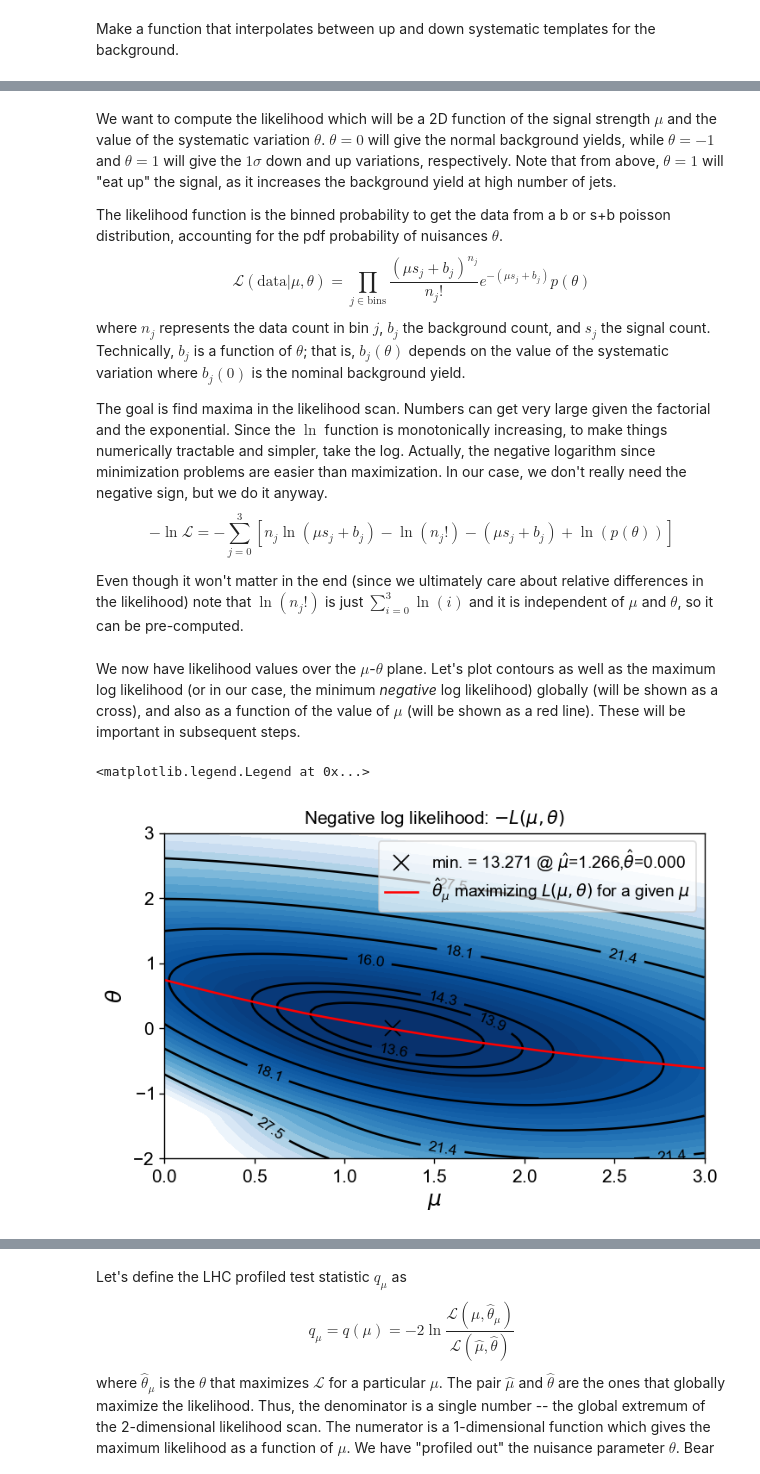
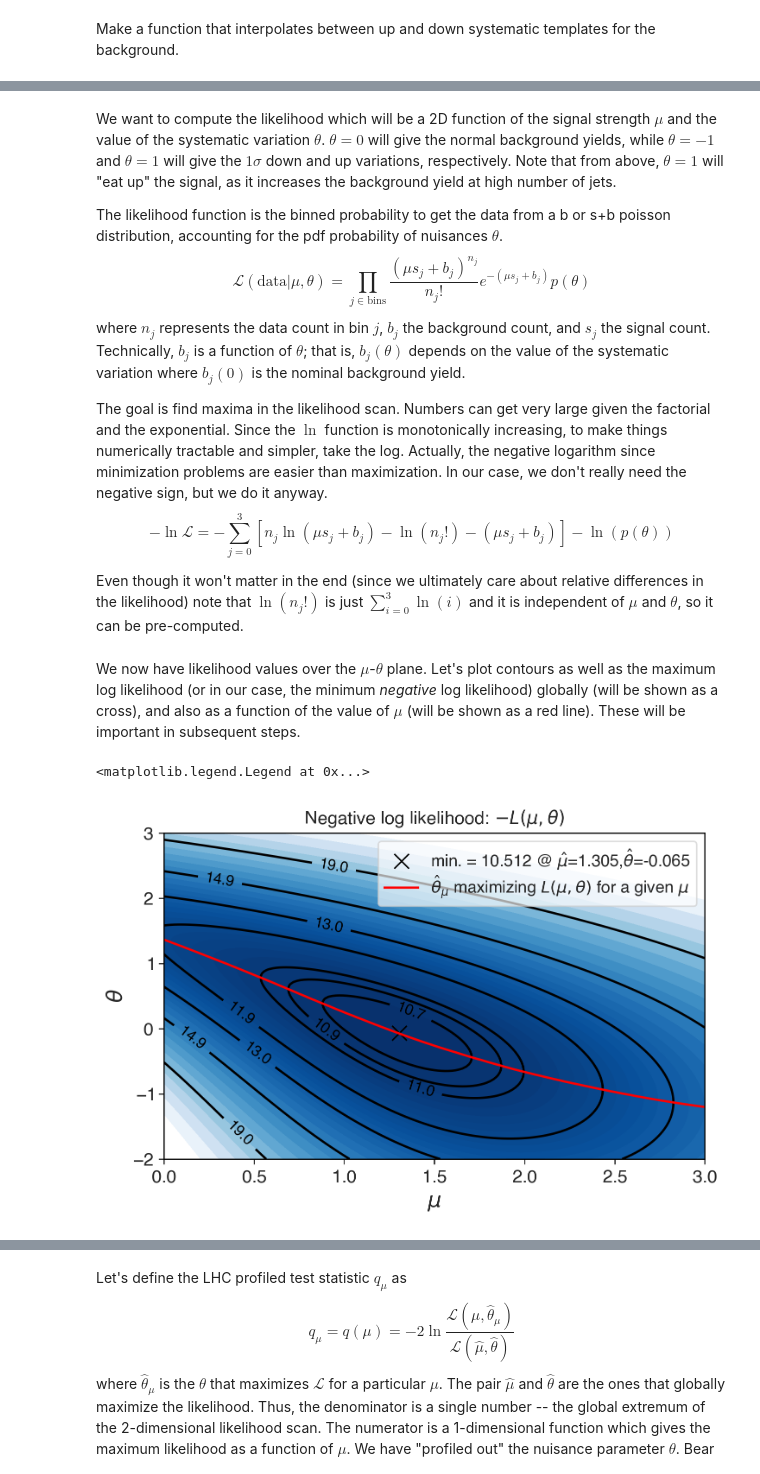
Before and after one commit to aminnj/statistics, a Jupyter notebook: likelihood.ipynb, the cells around one changed output, grey strips where cells are left out. Saved outputs shown, nothing was run; the diff lists cells and outputs as text; code cells hidden in the pictures.

```diff
--- a/likelihood.ipynb
+++ b/likelihood.ipynb
@@ -127,8 +127,9 @@ def interpolate_template(central,up,down,f=0.):
     Takes 3 templates and an interpolation factor f
     f=-1,0,1 returns the down,central,up variation template
     """
-    if f>0.: return np.clip(f*(up-central)+central,0.,None)
-    else: return np.clip(f*(central-down)+central,0.,None)
+    dxs = up-central if f>0 else central-down
+    ks = 1.0 + dxs/central
+    return np.clip(central * ks**f, 0, np.inf)
 # %%
 fig, ax_main = plt.subplots()
 
@@ -194,8 +195,9 @@ where $n_j$ represents the data count in bin $j$, $b_j$ the background count, an
 The goal is find maxima in the likelihood scan. Numbers can get very large given the factorial and the exponential. Since the $\ln$ function is monotonically increasing, to make things numerically tractable and simpler, take the log. Actually, the negative logarithm since minimization problems are easier than maximization. In our case, we don't really need the negative sign, but we do it anyway.
 $$
 -\ln\mathcal{L}=-\sum_{j=0}^{3}\left[
-n_j \ln(\mu s_j + b_j) - \ln(n_j!) - (\mu s_j + b_j) + \ln(p(\theta))
+n_j \ln(\mu s_j + b_j) - \ln(n_j!) - (\mu s_j + b_j)
 \right]
+- \ln(p(\theta))
 $$
 
 Even though it won't matter in the end (since we ultimately care about relative differences in the likelihood) note that $\ln(n_j!)$ is just $\sum_{i=0}^{3}\ln(i)$ and it is independent of $\mu$ and $\theta$, so it can be pre-computed.
@@ -207,15 +209,15 @@ def log_factorial(x):
     return np.sum(np.log(np.arange(int(x))+1))
 
 # Make the values of mu, theta that we want to scan over
-all_mus = np.linspace(0.,3.,155.)
-all_thetas = np.linspace(-2.,3.,156.)
+all_mus = np.linspace(0.,3.,155)
+all_thetas = np.linspace(-2.,3.,156)
 
 # Make a Gaussian(0,1) PDF to sample the theta values from
 norm = scipy.stats.norm(0,1)
 all_pthetas = norm.pdf(np.abs(all_thetas))
 
 # Precompute the ln(N!) terms for data in each bin
-n_logfac = np.array(map(log_factorial,v_data))
+n_logfac = np.array(list(map(log_factorial,v_data)))
 
 # Where we will store triplets of (mu,theta,NLL)
 vals = []
@@ -235,7 +237,7 @@ for mu in all_mus:
         n = 1.0*v_data
         k = mu*sig + bg
 
-        log_likelihood = np.sum(n*np.log(k) - n_logfac - k + np.log(ptheta))
+        log_likelihood = np.sum(n*np.log(k) - n_logfac - k) + np.log(ptheta)
         nll = -log_likelihood
 
         vals.append([mu,theta,nll])
@@ -250,7 +252,5 @@ for mu in all_mus:
 all_best_thetas = np.array(all_best_thetas)
 all_best_nlls = np.array(all_best_nlls)
 
-# Drop nan likelihood values
 vals = np.array(vals)
-vals = vals[np.isfinite(vals[:,2])]
 # %% [markdown]
@@ -259,47 +267,29 @@ We now have likelihood values over the $\mu$-$\theta$ plane. Let's plot contours
+# %%
+X, Y = np.meshgrid(all_mus, all_thetas)
+Z = z.reshape(len(all_mus), len(all_thetas)).T
 # %%
-def grid(x, y, z, resX=100, resY=100):
-    # stolen from stackoverflow
-    from numpy import linspace, meshgrid
-    from matplotlib.mlab import griddata
-    xi = linspace(min(x), max(x), resX)
-    yi = linspace(min(y), max(y), resY)
-    Z = griddata(x, y, z, xi, yi, interp="linear")
-    X, Y = meshgrid(xi, yi)
-    return X, Y, Z
-
-x = vals[:,0]
-y = vals[:,1]
-z = vals[:,2]
-X, Y, Z = grid(x,y,z)
-
 fig,ax = plt.subplots()
 # drop the highest couple of NLL values (usually naughty outliers)
-levels = np.quantile(z,np.linspace(0.,1.,30.))[:-2]
+levels = np.quantile(z,np.linspace(0.,1.,30))[:-2]
 CS = ax.contourf(X,Y,Z,levels=levels,cmap="Blues_r")
 # Show the first few contours, then more sparsely for the next ones, so we give
 # more granularity to the peak
 CS2 = ax.contour(CS, levels=np.concatenate([CS.levels[:3],CS.levels[3::5]]), colors="k")
 
-# Store the best triplet (best = global minima of the NLL)
-best = vals[vals[:,2].argmin()]
-
 # Labels for contours
 ax.clabel(CS2, CS2.levels, inline=True, fmt={l:"{:.1f}".format(l) for l in CS2.levels}, fontsize=10)
-
 ax.plot(best[0],best[1],label=r"min. = {:.3f} @ $\hat{{\mu}}$={:.3f},$\hat{{\theta}}$={:.3f}".format(best[2],best[0],best[1]),marker="x",markersize=10.,color="k",linestyle="")
-# Break up this triplet into the constituents
-mu_hat,theta_hat,best_nll = best[0],best[1],best[2]
 
 # Smooth the theta(mu) curve or else there are steps from discretization
 from scipy.signal import savgol_filter
 ax.plot(all_mus,savgol_filter(all_best_thetas,len(all_best_thetas)//5,2),label=r"$\hat\theta_\mu$ maximizing $L(\mu,\theta)$ for a given $\mu$",color="r")
 
 ax.set_title(r"Negative log likelihood: $-L(\mu,\theta)$")
 ax.set_xlabel(r"$\mu$")
 ax.set_ylabel(r"$\theta$")
 
 ax.legend()
 # %% [output]
 <matplotlib.legend.Legend at 0x...>
-[figure, old version]
+[figure, new version]
 # %% [markdown]
```
Also changed, not shown: parts of 8 cells of this notebook, 1 other file.
